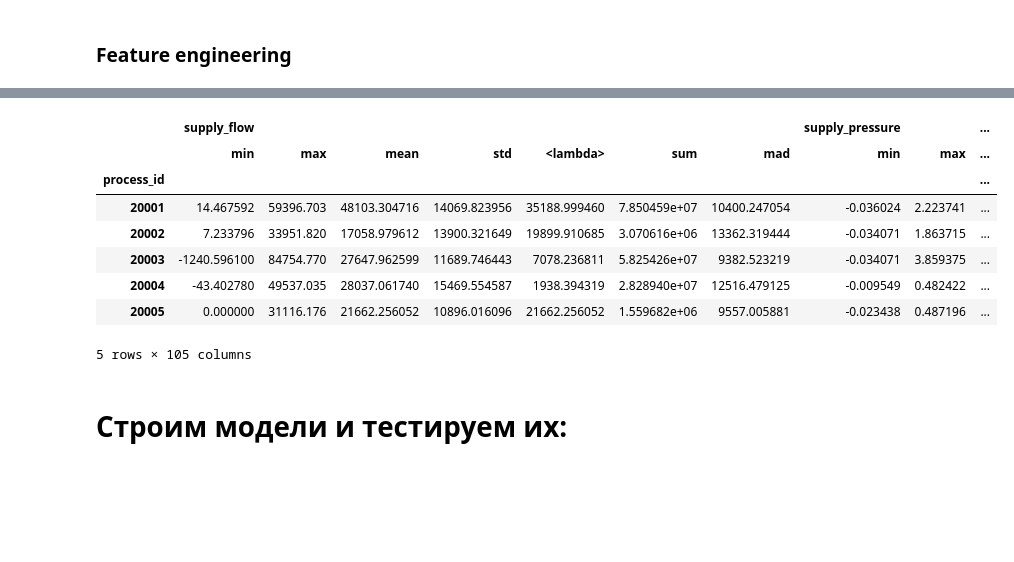
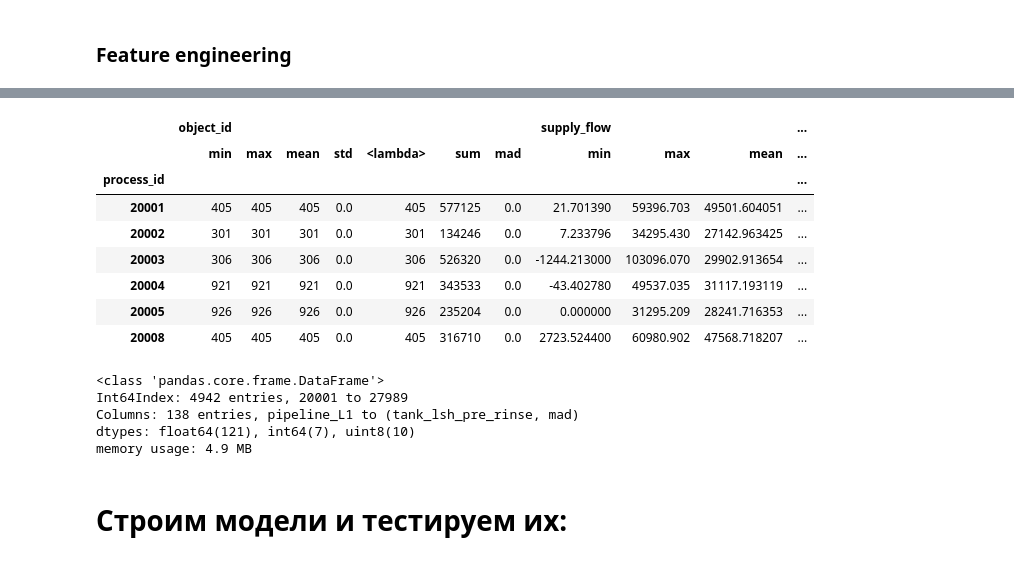
Before and after one commit to paniquex/MSU_2course_selection, a Jupyter notebook: first_task/Untitled.ipynb, the cells around one changed output, grey strips where cells are left out. Saved outputs shown, nothing was run; the diff lists cells and outputs as text; code cells hidden in the pictures; blank space fills up the shorter version.

```diff
--- a/first_task/Untitled.ipynb
+++ b/first_task/Untitled.ipynb
@@ -70,3 +116,5 @@ ax[2].set_title('Turbidity in final phase in NTU.L');
+# %%
+train_data = train_data[train_data['phase'] != 'final_rinse']
 # %%
 #sum to get target
 final_phase['target'].sum()
@@ -138,51 +214,51 @@ prep_metadata(train_limited.head(5000))
 # %%
 # variables we'll use to create our time series features
-ts_cols = [
-    'process_id',
-    'supply_flow',
-    'supply_pressure',
-    'return_temperature',
-    'return_conductivity',
-    'return_turbidity',
-    'return_flow',
-    'tank_level_pre_rinse',
-    'tank_level_caustic',
-    'tank_level_acid',
-    'tank_level_clean_water',
-    'tank_temperature_pre_rinse',
-    'tank_temperature_caustic',
-    'tank_temperature_acid',
-    'tank_concentration_caustic',
-    'tank_concentration_acid',
-]
+ts_cols = train_data.describe().columns
+#    'process_id',
+#    'supply_flow',
+#    'supply_pressure',
+#    'return_temperature',
+#    'return_conductivity',
+#    'return_turbidity',
+#    'return_flow',
+#    'tank_level_pre_rinse',
+#    'tank_level_caustic',
+#    'tank_level_acid',
+#    'tank_level_clean_water',
+#    'tank_temperature_pre_rinse',
+#    'tank_temperature_caustic',
+#    'tank_temperature_acid',
+#    'tank_concentration_caustic',
+#    'tank_concentration_acid',
+#]
 # %%
  import scipy as sc
 def prep_time_series_features(df, columns=None):
     if columns is None:
         columns = df.columns
 
     ts_df = df[ts_cols].set_index('process_id')
 
     # create features: min, max, mean, standard deviation, and mean of the last ten observations
     ts_features = ts_df.groupby('process_id').aggregate(['min', 'max', 'mean', 'std',
-                                                         lambda x: x.tail(110).mean(),
+                                                         lambda x: x.tail(85).mean(),
                                                          'sum', 'mad'])
 
 
     return ts_features
 
 # show example for first 5,000 observations
 prep_time_series_features(train_limited.head(5000), columns=ts_cols)
 # %% [output]
-|  | supply_flow |  |  |  |  |  |  | supply_pressure |  | ... |
-|  | min | max | mean | std | <lambda> | sum | mad | min | max | ... |
-| process_id |  |  |  |  |  |  |  |  |  | ... |
-| 20001 | 14.467592 | 59396.703 | 48103.304716 | 14069.823956 | 35188.999460 | 7.850459e+07 | 10400.247054 | -0.036024 | 2.223741 | ... |
-| 20002 | 7.233796 | 33951.820 | 17058.979612 | 13900.321649 | 19899.910685 | 3.070616e+06 | 13362.319444 | -0.034071 | 1.863715 | ... |
-| 20003 | -1240.596100 | 84754.770 | 27647.962599 | 11689.746443 | 7078.236811 | 5.825426e+07 | 9382.523219 | -0.034071 | 3.859375 | ... |
-| 20004 | -43.402780 | 49537.035 | 28037.061740 | 15469.554587 | 1938.394319 | 2.828940e+07 | 12516.479125 | -0.009549 | 0.482422 | ... |
-| 20005 | 0.000000 | 31116.176 | 21662.256052 | 10896.016096 | 21662.256052 | 1.559682e+06 | 9557.005881 | -0.023438 | 0.487196 | ... |
+|  | object_id |  |  |  |  |  |  | supply_flow |  |  | ... |
+|  | min | max | mean | std | <lambda> | sum | mad | min | max | mean | ... |
+| process_id |  |  |  |  |  |  |  |  |  |  | ... |
+| 20001 | 405 | 405 | 405 | 0.0 | 405 | 577125 | 0.0 | 21.701390 | 59396.703 | 49501.604051 | ... |
+| 20002 | 301 | 301 | 301 | 0.0 | 301 | 134246 | 0.0 | 7.233796 | 34295.430 | 27142.963425 | ... |
+| 20003 | 306 | 306 | 306 | 0.0 | 306 | 526320 | 0.0 | -1244.213000 | 103096.070 | 29902.913654 | ... |
+| 20004 | 921 | 921 | 921 | 0.0 | 921 | 343533 | 0.0 | -43.402780 | 49537.035 | 31117.193119 | ... |
+| 20005 | 926 | 926 | 926 | 0.0 | 926 | 235204 | 0.0 | 0.000000 | 31295.209 | 28241.716353 | ... |
+| 20008 | 405 | 405 | 405 | 0.0 | 405 | 316710 | 0.0 | 2723.524400 | 60980.902 | 47568.718207 | ... |
-5 rows × 105 columns
 # %%
 def create_feature_matrix(df):
     metadata = prep_metadata(df)
@@ -195,6 +271,14 @@ def create_feature_matrix(df):
     return feature_matrix
 # %%
 train_features = create_feature_matrix(train_limited)
+# %%
+train_features.info()
+# %% [output]
+<class 'pandas.core.frame.DataFrame'>
+Int64Index: 4942 entries, 20001 to 27989
+Columns: 138 entries, pipeline_L1 to (tank_lsh_pre_rinse, mad)
+dtypes: float64(121), int64(7), uint8(10)
+memory usage: 4.9 MB
 # %% [markdown]
 # Строим модели и тестируем их:
 # %% [markdown]
```
Also changed, not shown: parts of 35 cells of this notebook.
